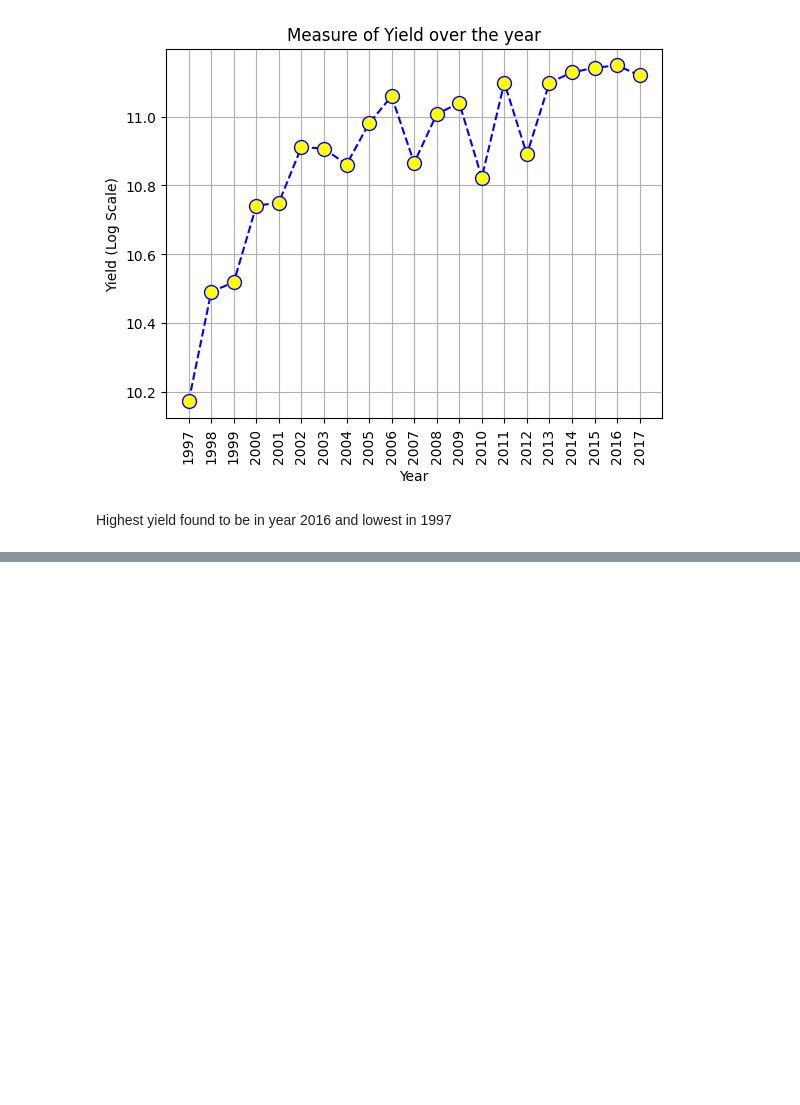
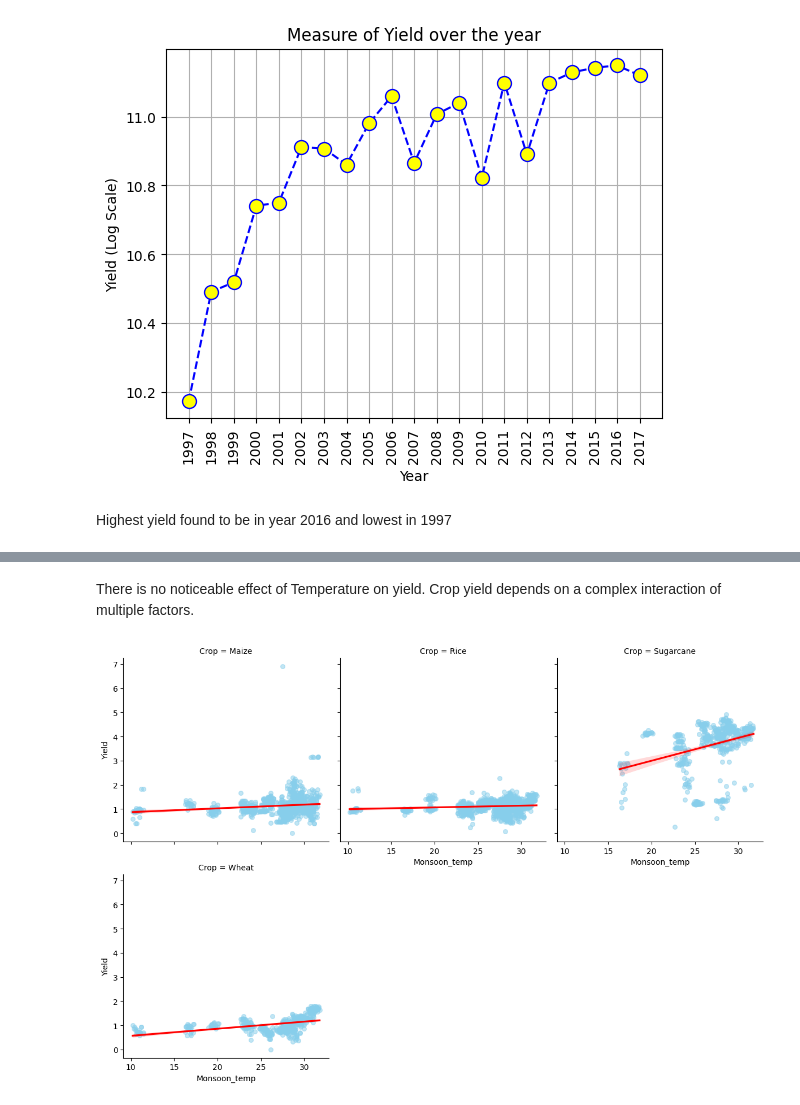
Before and after one commit to Sneha-s-kumarr/ICTAK_DSA_FinalProject, a Jupyter notebook: Crop_Yield_prediction_regression_task.ipynb, the cells around one changed output, grey strips where cells are left out. Cells and saved outputs as stored; diff of their text form; code cells hidden in the pictures; blank space fills up the shorter version.

```diff
--- a/Crop_Yield_prediction_regression_task.ipynb
+++ b/Crop_Yield_prediction_regression_task.ipynb
@@ -531,0 +569,18 @@ Highest yield found to be in year 2016 and lowest in 1997
+# %% [markdown]
+There is no noticeable effect of Temperature on yield. Crop yield depends on a complex interaction of multiple factors.
+# %%
+# Affect of monsoon temperature on Yield, crop by crop
+
+selected_crops= ['Rice', 'Wheat', 'Maize', 'Sugarcane']
+subset_df = yield_df[yield_df['Crop'].isin(selected_crops)]
+subset_df.Yield= np.log1p(subset_df.Yield)
+
+# Create the lmplot
+sns.lmplot( x= 'Monsoon_temp', y= 'Yield', hue= 'Crop', data= subset_df,
+            col= 'Crop', col_wrap=3, height=4, aspect=1,
+            scatter_kws={'alpha': 0.5, 's': 30, 'color': 'skyblue'},
+            line_kws={'color': 'red'}
+        )
+plt.show()
+# %% [output]
+[figure, added]
```
Also changed, not shown: parts of 9 cells of this notebook.
